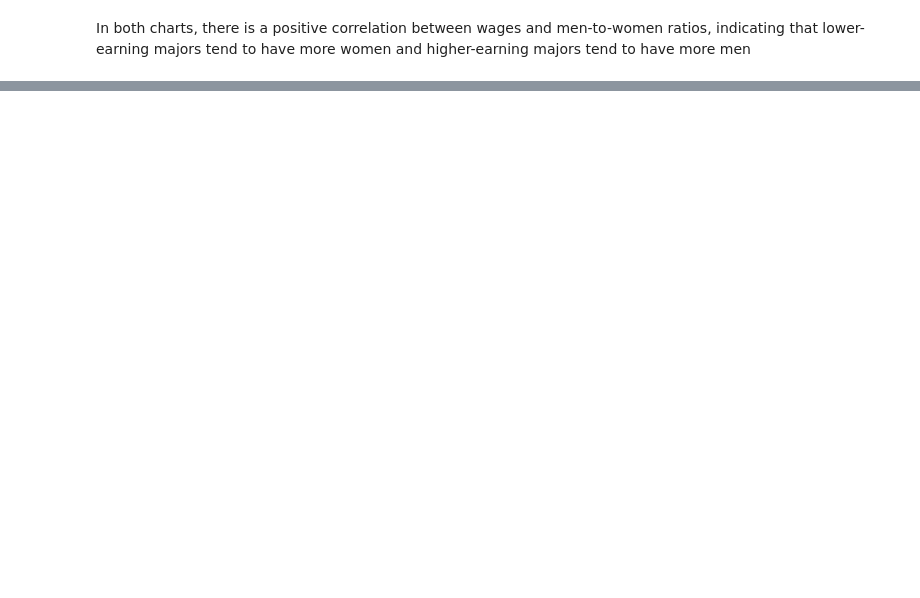
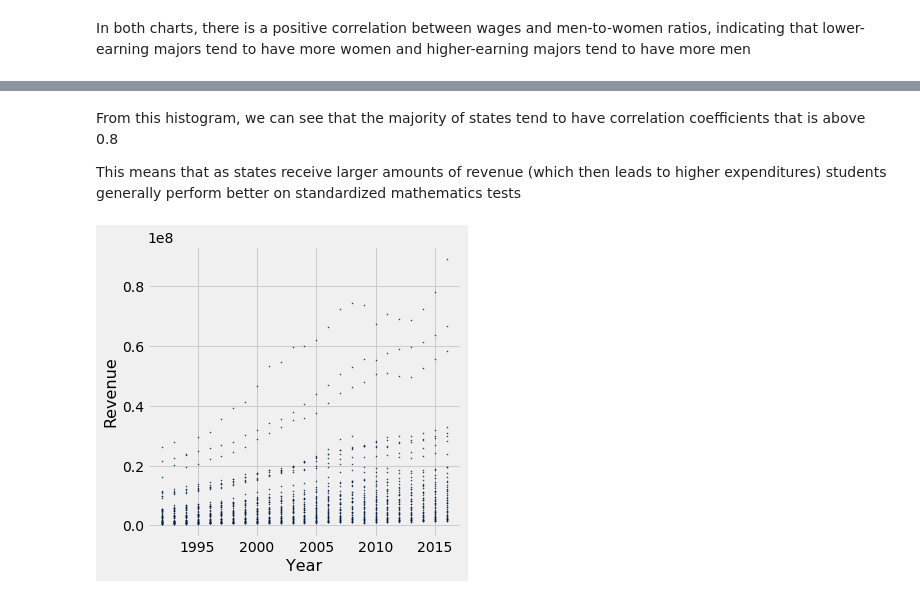
Before and after one commit to SpeedyCannon/ResearchDataScience, a Jupyter notebook: Python Testing.ipynb, the cells around one changed output, grey strips where cells are left out. Drawn from its saved outputs; the diff is of its cells as text; code cells hidden in the pictures; blank space fills up the shorter version.

```diff
--- a/Python Testing.ipynb
+++ b/Python Testing.ipynb
@@ -130,0 +230,7 @@ cs_wage_and_gender_ratio.plot('Median','MenToWomen')
+# %% [markdown]
+<p>From this histogram, we can see that the majority of states tend to have correlation coefficients that is above 0.8</p>
+<p>This means that as states receive larger amounts of revenue (which then leads to higher expenditures) students generally perform better on standardized mathematics tests</p>
+# %%
+test_scores.scatter('Year','Revenue',s=1.2)
+# %% [output]
+[figure, added]
```
Also changed, not shown: parts of 17 cells of this notebook.
